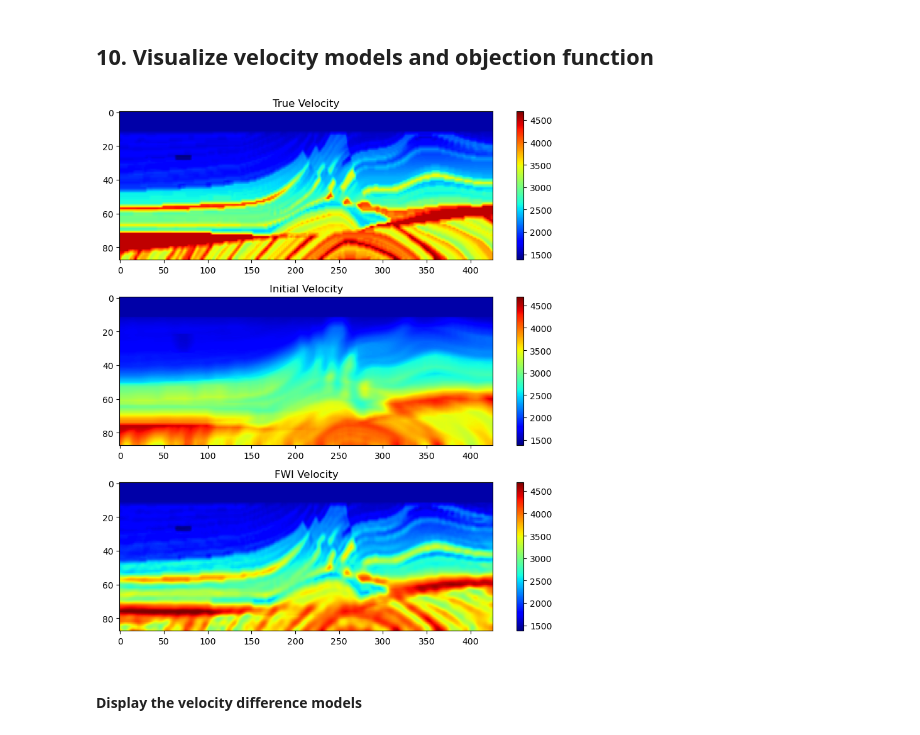
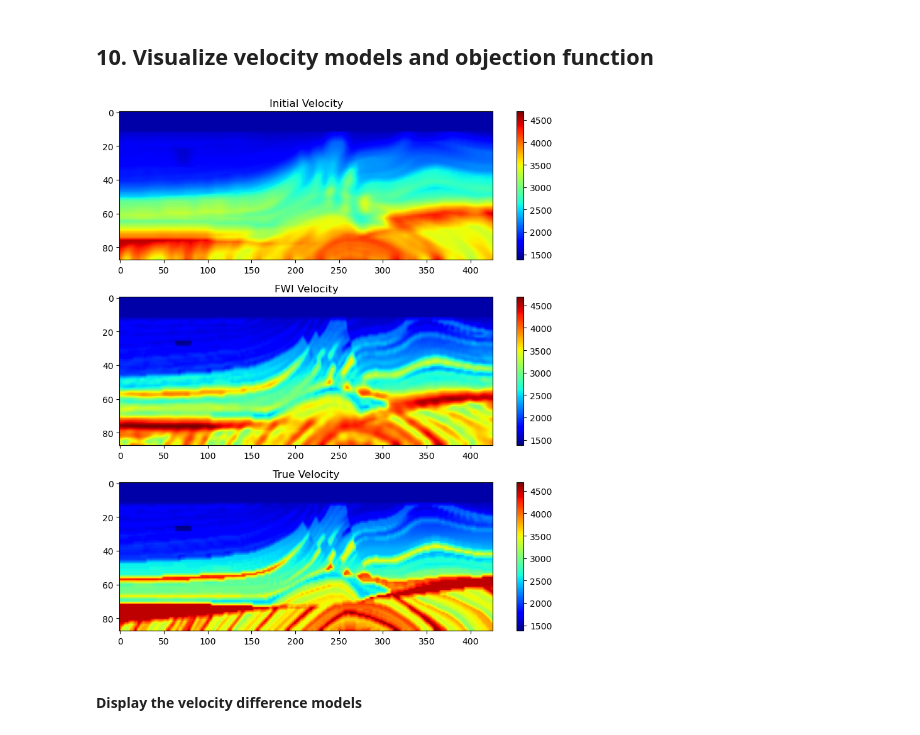
Before and after one commit to ChevronETC/Examples, a Jupyter notebook: 50_fwi/01_fwi_L2.ipynb, the cells around one changed output. Saved outputs shown, nothing was run; the diff lists cells and outputs as text; code cells hidden in the pictures.

```diff
--- a/50_fwi/01_fwi_L2.ipynb
+++ b/50_fwi/01_fwi_L2.ipynb
@@ -481,18 +505,18 @@ m = Optim.x_trace(result);   # model vs iteration
 # %%
 figure(figsize=(8,9)); clf()
 
-subplot(3,1,1);imshow(v1,aspect="auto",cmap="jet");
+subplot(3,1,1);imshow(v2,aspect="auto",cmap="jet");
+colorbar(orientation="vertical");clim(vmin,vmax);title("Initial Velocity");
+
+subplot(3,1,2);imshow(vf,aspect="auto",cmap="jet");
+colorbar(orientation="vertical");clim(vmin,vmax);title("FWI Velocity");
+
+subplot(3,1,3);imshow(v1,aspect="auto",cmap="jet");
 colorbar(orientation="vertical");clim(vmin,vmax);title("True Velocity")
 
-subplot(3,1,2);imshow(v2,aspect="auto",cmap="jet");
-colorbar(orientation="vertical");clim(vmin,vmax);title("Initial Velocity");
-
-subplot(3,1,3);imshow(vf,aspect="auto",cmap="jet");
-colorbar(orientation="vertical");clim(vmin,vmax);title("FWI Velocity");
-
 tight_layout()
 # %% [output]
-[figure, old version]
+[figure, new version]
 # %% [markdown]
 #### Display the velocity difference models
 # %%
```
Also changed, not shown: parts of 12 cells of this notebook, 2 other files.
